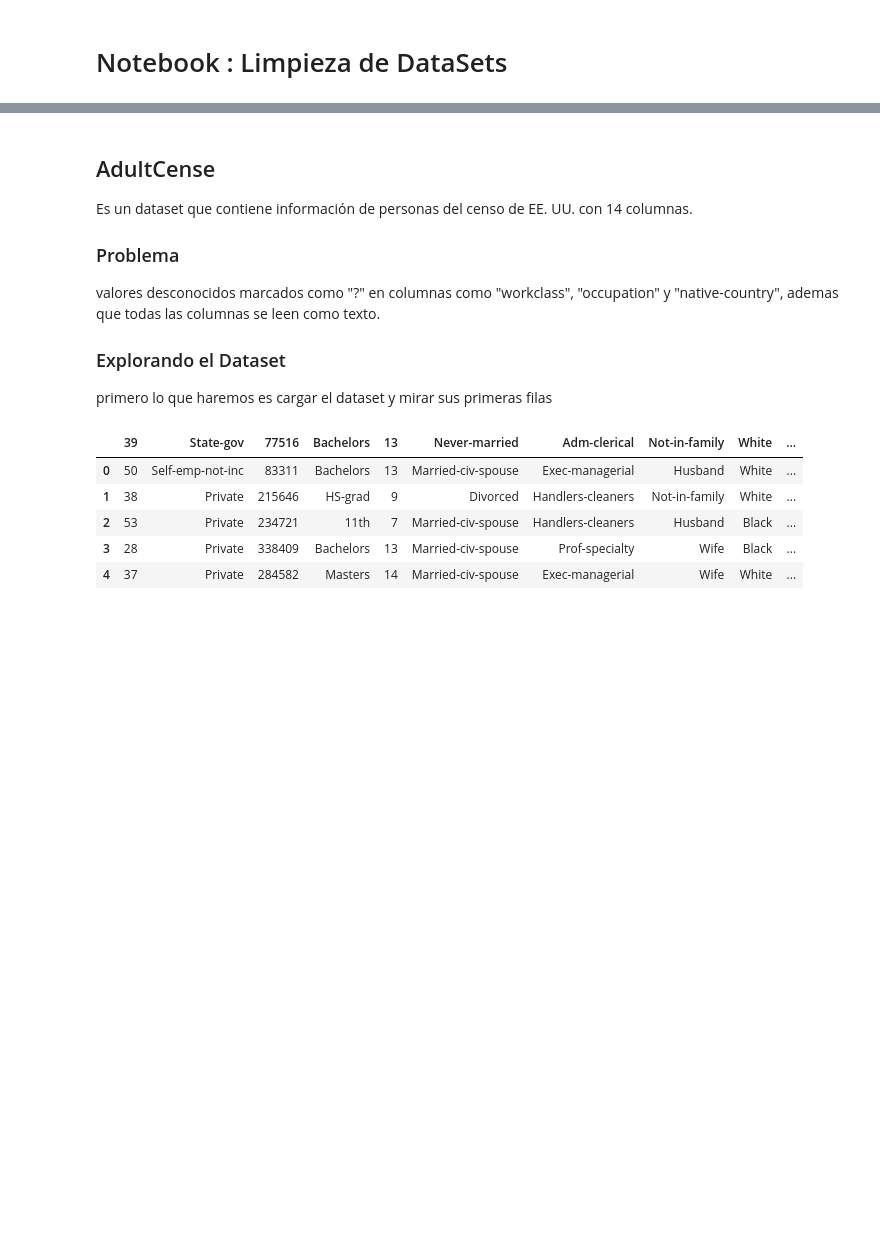
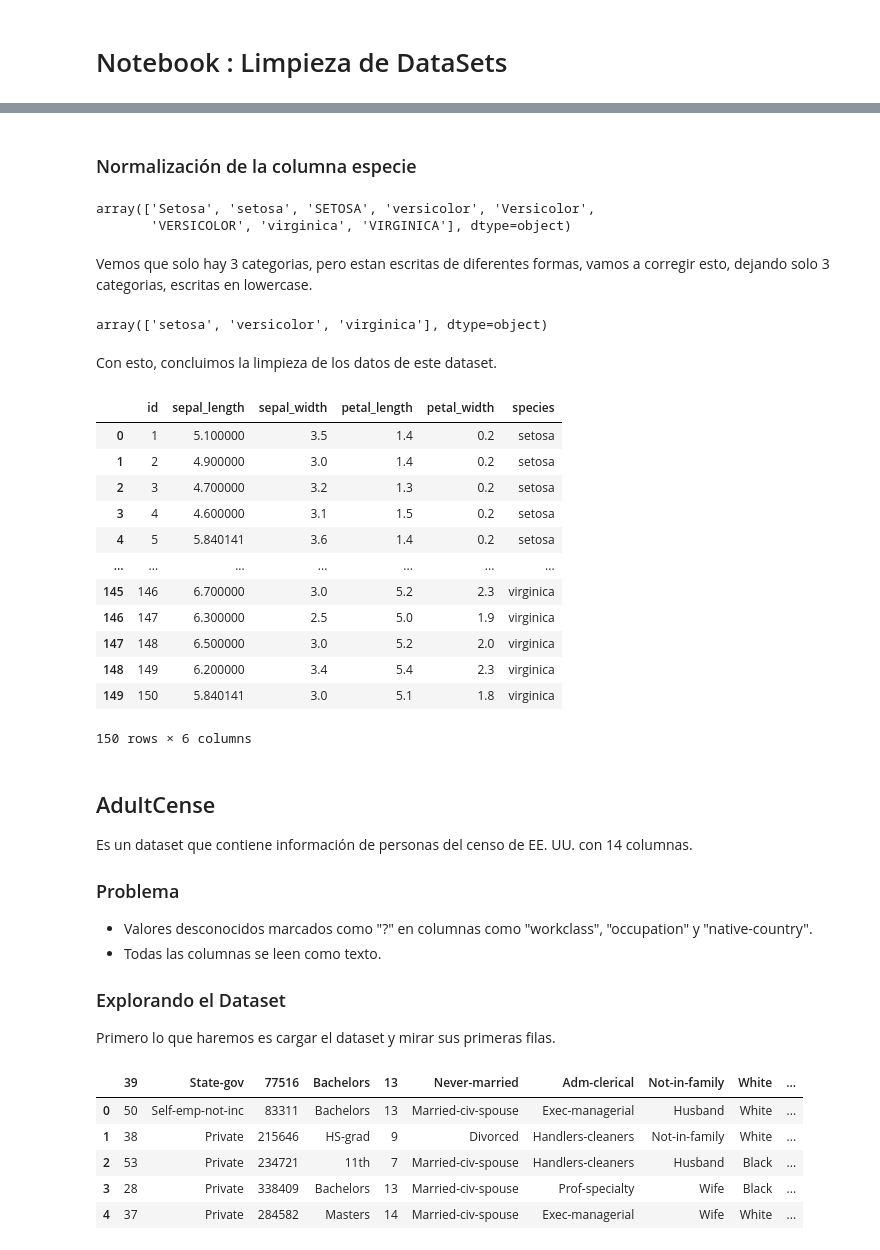
Before and after one commit to Akiii-lab/MLOPS_datasets, a Jupyter notebook: notebook.ipynb, the cells around one changed output, grey strips where cells are left out. Drawn from its saved outputs; the diff is of its cells as text; code cells hidden in the pictures; blank space fills up the shorter version.

```diff
--- a/notebook.ipynb
+++ b/notebook.ipynb
@@ -9,0 +158,11 @@ import seaborn as sns
+# %%
+# Reemplazamos los datos nulos con las medias de sus respectivas columnas
+
+iris_dirty["sepal_length"] = iris_dirty["sepal_length"].fillna(iris_dirty["sepal_length"].mean())
+iris_dirty["sepal_width"] = iris_dirty["sepal_width"].fillna(iris_dirty["sepal_width"].mean())
+
+# Luego del cambio, comprobamos que no hayan quedado datos nulos.
+
+null_rows = iris_dirty[iris_dirty.isna().any(axis=1)]
+print("null rows: \n", null_rows)
+print(quality_report(iris_dirty))
@@ -10,3 +183,38 @@ import seaborn as sns
+# %% [markdown]
+### Normalización de la columna especie
+# %%
+iris_dirty['species'].unique()
+# %% [output]
+array(['Setosa', 'setosa', 'SETOSA', 'versicolor', 'Versicolor',
+       'VERSICOLOR', 'virginica', 'VIRGINICA'], dtype=object)
+# %% [markdown]
+Vemos que solo hay 3 categorias, pero estan escritas de diferentes formas, vamos a corregir esto, dejando solo 3 categorias, escritas en lowercase.
+# %%
+# Para normalizarlas, simplemente vamos a dejar todos los datos en lowercase
+iris_dirty["species"] = iris_dirty["species"].str.lower()
+
+# Comprobamos que se hayan normalizado correctamente, y que solo tengamos 3 especies estandarizadas.
+iris_dirty["species"].unique()
+# %% [output]
+array(['setosa', 'versicolor', 'virginica'], dtype=object)
+# %% [markdown]
+Con esto, concluimos la limpieza de los datos de este dataset.
+# %%
+iris_dirty
+# %% [output]
+|  | id | sepal_length | sepal_width | petal_length | petal_width | species |
+| 0 | 1 | 5.100000 | 3.5 | 1.4 | 0.2 | setosa |
+| 1 | 2 | 4.900000 | 3.0 | 1.4 | 0.2 | setosa |
+| 2 | 3 | 4.700000 | 3.2 | 1.3 | 0.2 | setosa |
+| 3 | 4 | 4.600000 | 3.1 | 1.5 | 0.2 | setosa |
+| 4 | 5 | 5.840141 | 3.6 | 1.4 | 0.2 | setosa |
+| ... | ... | ... | ... | ... | ... | ... |
+| 145 | 146 | 6.700000 | 3.0 | 5.2 | 2.3 | virginica |
+| 146 | 147 | 6.300000 | 2.5 | 5.0 | 1.9 | virginica |
+| 147 | 148 | 6.500000 | 3.0 | 5.2 | 2.0 | virginica |
+| 148 | 149 | 6.200000 | 3.4 | 5.4 | 2.3 | virginica |
+| 149 | 150 | 5.840141 | 3.0 | 5.1 | 1.8 | virginica |
+150 rows × 6 columns
 # %% [markdown]
 ## AdultCense
 
@@ -14,9 +222,10 @@ Es un dataset que contiene información de personas del censo de EE. UU. con 14
 
 ### Problema
 
-valores desconocidos marcados como "?" en columnas como "workclass", "occupation" y "native-country", ademas que todas las columnas se leen como texto.
+- Valores desconocidos marcados como "?" en columnas como "workclass", "occupation" y "native-country".
+- Todas las columnas se leen como texto.
 
 ### Explorando el Dataset
 
-primero lo que haremos es cargar el dataset y mirar sus primeras filas
+Primero lo que haremos es cargar el dataset y mirar sus primeras filas.
 # %%
```
Also changed, not shown: parts of 74 cells of this notebook, 5 other files.
